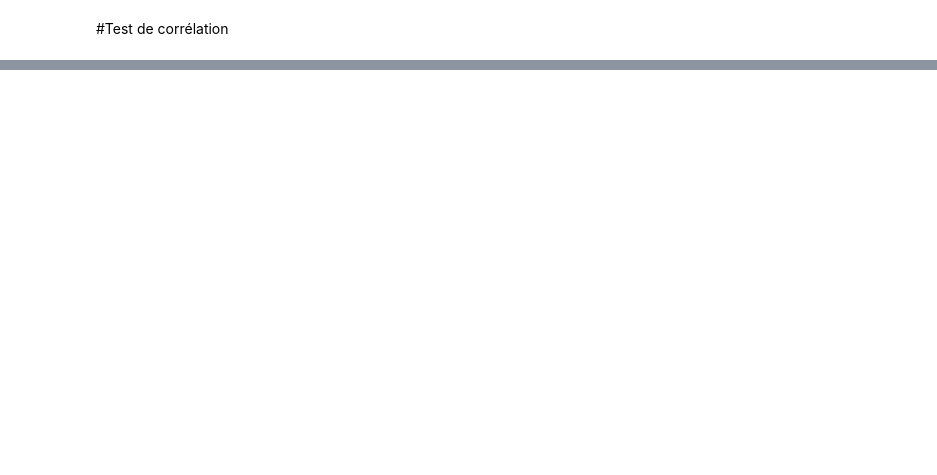
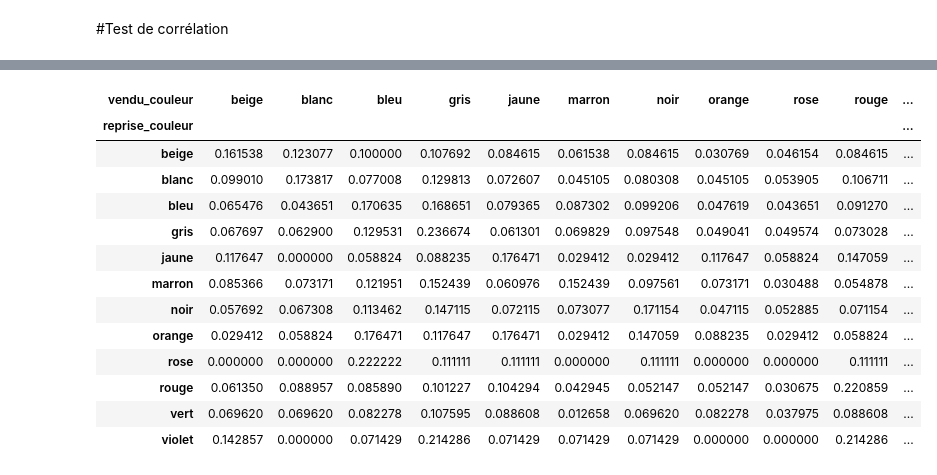
Before and after one commit to Melanie-Gomis/Marathon_du_web_couleurs_automobiles, a Jupyter notebook: Pole_Data.ipynb, the cells around one changed output, grey strips where cells are left out. Saved outputs shown, nothing was run; the diff lists cells and outputs as text; code cells hidden in the pictures; blank space fills up the shorter version.

```diff
--- a/Pole_Data.ipynb
+++ b/Pole_Data.ipynb
@@ -797,0 +1512,3 @@ df_dom.head()
+# %%
+conso['modele'] = conso['modele'].astype(str).str.upper().str.strip()
+Ncolors['Modèle'] = Ncolors['Modèle'].astype(str).str.upper().str.strip()
@@ -797,0 +1538,4 @@ df_dom.head()
+# %%
+available_colors_model = Ncolors.groupby(['Marque', 'Modèle'])['Couleur dominante'] \
+                                 .apply(list) \
+                                 .to_dict()
@@ -797,0 +1580,8 @@ df_dom.head()
+# %%
+conso['vendu_couleur'] = conso.apply(generate_color, axis=1)
+# %%
+def check_model_match(row):
+    return (row['brand'], row['modele']) in available_colors_model
+
+conso['model_match'] = conso.apply(check_model_match, axis=1)
+conso['model_match'].value_counts()
@@ -797,0 +1594,21 @@ df_dom.head()
+# %%
+pd.crosstab(
+    conso['reprise_couleur'],
+    conso['vendu_couleur'],
+    normalize='index'
+)
+# %% [output]
+| vendu_couleur | beige | blanc | bleu | gris | jaune | marron | noir | orange | rose | rouge | ... |
+| reprise_couleur |  |  |  |  |  |  |  |  |  |  | ... |
+| beige | 0.161538 | 0.123077 | 0.100000 | 0.107692 | 0.084615 | 0.061538 | 0.084615 | 0.030769 | 0.046154 | 0.084615 | ... |
+| blanc | 0.099010 | 0.173817 | 0.077008 | 0.129813 | 0.072607 | 0.045105 | 0.080308 | 0.045105 | 0.053905 | 0.106711 | ... |
+| bleu | 0.065476 | 0.043651 | 0.170635 | 0.168651 | 0.079365 | 0.087302 | 0.099206 | 0.047619 | 0.043651 | 0.091270 | ... |
+| gris | 0.067697 | 0.062900 | 0.129531 | 0.236674 | 0.061301 | 0.069829 | 0.097548 | 0.049041 | 0.049574 | 0.073028 | ... |
+| jaune | 0.117647 | 0.000000 | 0.058824 | 0.088235 | 0.176471 | 0.029412 | 0.029412 | 0.117647 | 0.058824 | 0.147059 | ... |
+| marron | 0.085366 | 0.073171 | 0.121951 | 0.152439 | 0.060976 | 0.152439 | 0.097561 | 0.073171 | 0.030488 | 0.054878 | ... |
+| noir | 0.057692 | 0.067308 | 0.113462 | 0.147115 | 0.072115 | 0.073077 | 0.171154 | 0.047115 | 0.052885 | 0.071154 | ... |
+| orange | 0.029412 | 0.058824 | 0.176471 | 0.117647 | 0.176471 | 0.029412 | 0.147059 | 0.088235 | 0.029412 | 0.058824 | ... |
+| rose | 0.000000 | 0.000000 | 0.222222 | 0.111111 | 0.111111 | 0.000000 | 0.111111 | 0.000000 | 0.000000 | 0.111111 | ... |
+| rouge | 0.061350 | 0.088957 | 0.085890 | 0.101227 | 0.104294 | 0.042945 | 0.052147 | 0.052147 | 0.030675 | 0.220859 | ... |
+| vert | 0.069620 | 0.069620 | 0.082278 | 0.107595 | 0.088608 | 0.012658 | 0.069620 | 0.082278 | 0.037975 | 0.088608 | ... |
+| violet | 0.142857 | 0.000000 | 0.071429 | 0.214286 | 0.071429 | 0.071429 | 0.071429 | 0.000000 | 0.000000 | 0.214286 | ... |
```
Also changed, not shown: parts of 93 cells of this notebook.
